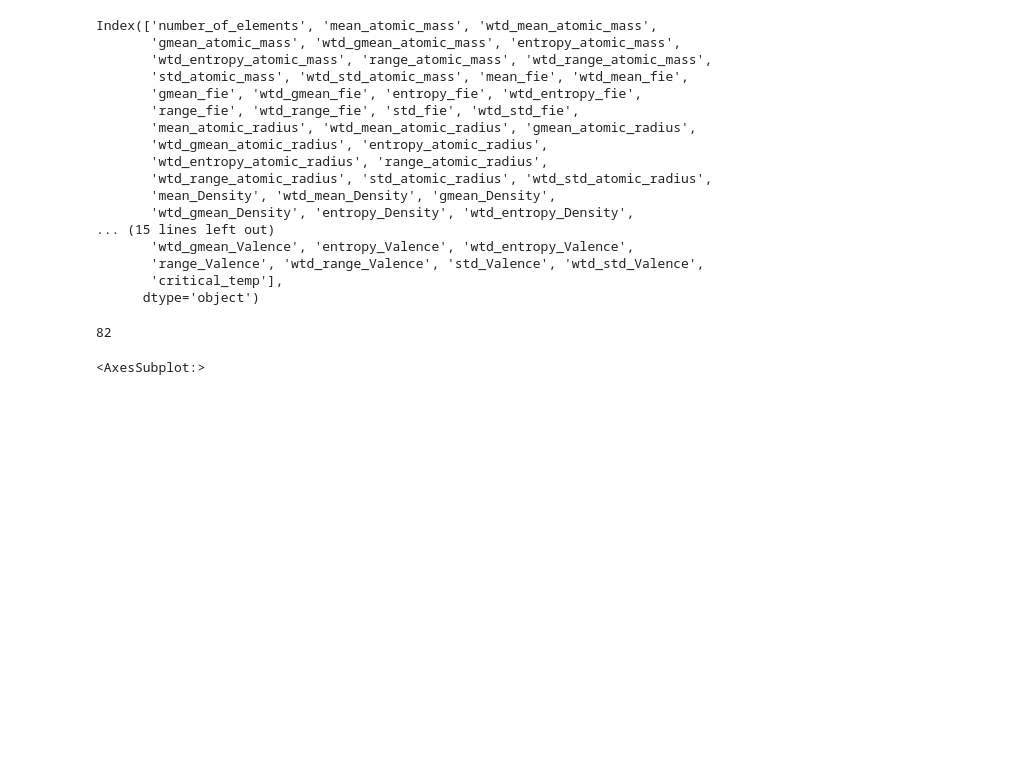
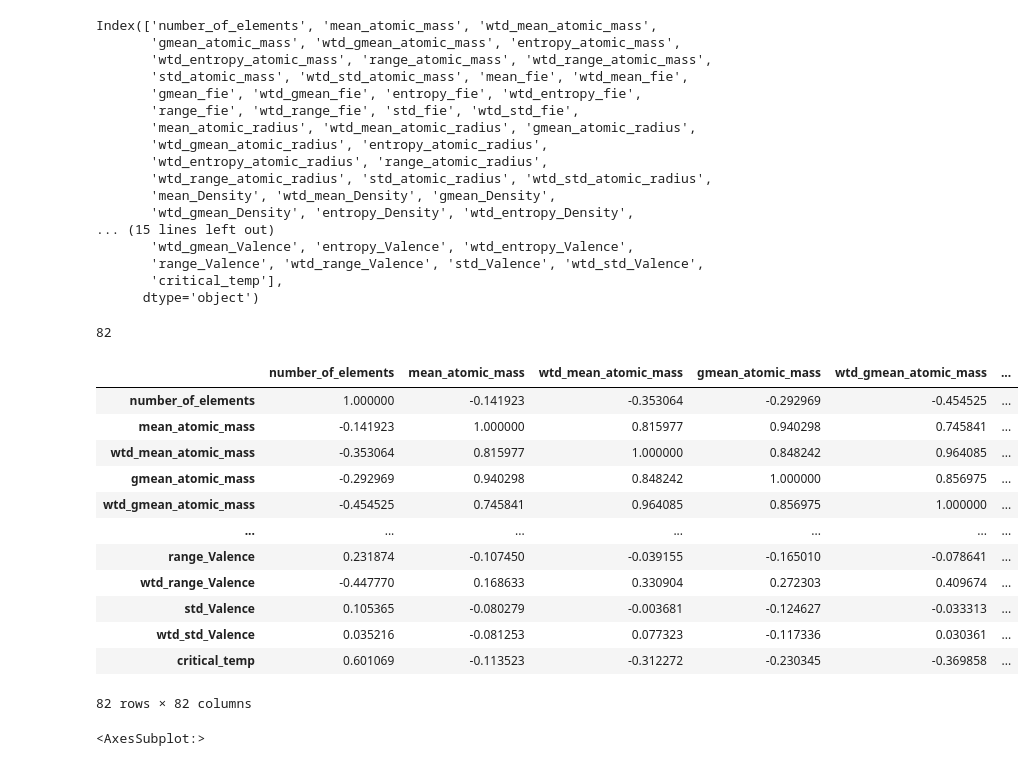
Before and after one commit to cnyakundi/machine-learning-001, a Jupyter notebook: Monday/predict_temperature.ipynb, the cells around one changed output. Saved outputs shown, nothing was run; the diff lists cells and outputs as text; code cells hidden in the pictures; blank space fills up the shorter version.

```diff
--- a/Monday/predict_temperature.ipynb
+++ b/Monday/predict_temperature.ipynb
@@ -89,6 +89,22 @@ Index(['number_of_elements', 'mean_atomic_mass', 'wtd_mean_atomic_mass',
 len(df.columns)
 # %% [output]
 82
+# %%
+df.corr()
+# %% [output]
+|  | number_of_elements | mean_atomic_mass | wtd_mean_atomic_mass | gmean_atomic_mass | wtd_gmean_atomic_mass | ... |
+| number_of_elements | 1.000000 | -0.141923 | -0.353064 | -0.292969 | -0.454525 | ... |
+| mean_atomic_mass | -0.141923 | 1.000000 | 0.815977 | 0.940298 | 0.745841 | ... |
+| wtd_mean_atomic_mass | -0.353064 | 0.815977 | 1.000000 | 0.848242 | 0.964085 | ... |
+| gmean_atomic_mass | -0.292969 | 0.940298 | 0.848242 | 1.000000 | 0.856975 | ... |
+| wtd_gmean_atomic_mass | -0.454525 | 0.745841 | 0.964085 | 0.856975 | 1.000000 | ... |
+| ... | ... | ... | ... | ... | ... | ... |
+| range_Valence | 0.231874 | -0.107450 | -0.039155 | -0.165010 | -0.078641 | ... |
+| wtd_range_Valence | -0.447770 | 0.168633 | 0.330904 | 0.272303 | 0.409674 | ... |
+| std_Valence | 0.105365 | -0.080279 | -0.003681 | -0.124627 | -0.033313 | ... |
+| wtd_std_Valence | 0.035216 | -0.081253 | 0.077323 | -0.117336 | 0.030361 | ... |
+| critical_temp | 0.601069 | -0.113523 | -0.312272 | -0.230345 | -0.369858 | ... |
+82 rows × 82 columns
 # %%
 #Looking at the correlation
 sns.heatmap(df.corr())
```
Also changed, not shown: parts of 1 cell of this notebook, 13 other files.
